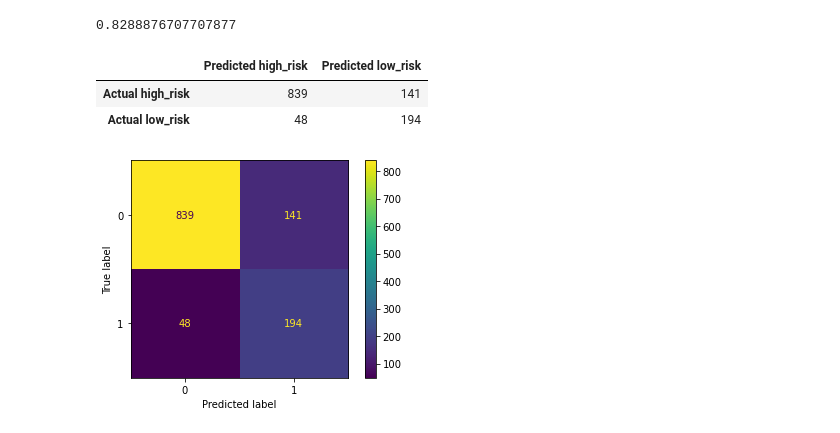
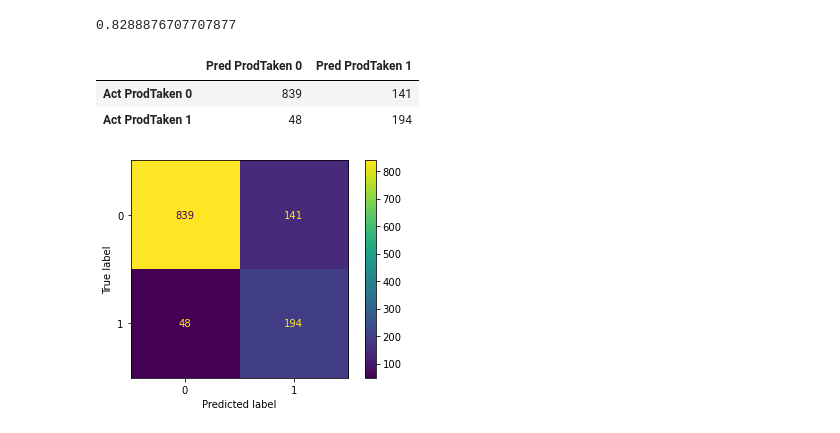
Before and after one commit to Cthompsonlbi/Team_Red, a Jupyter notebook: Notebooks/Insight_ensemble.ipynb, the cells around one changed output. Saved outputs shown, nothing was run; the diff lists cells and outputs as text; code cells hidden in the pictures.

```diff
--- a/Notebooks/Insight_ensemble.ipynb
+++ b/Notebooks/Insight_ensemble.ipynb
@@ -178,15 +168,15 @@ balanced_accuracy_score(y_test, y_pred)
 # %%
 # Display the confusion matrix
 cm = confusion_matrix(y_test, y_pred)
 
 # Create a DataFrame from the confusion matrix.
 cm_df = pd.DataFrame(
-    cm, index=["Actual high_risk", "Actual low_risk"], columns=["Predicted high_risk", "Predicted low_risk"])
+    cm, index=["Act ProdTaken 0", "Act ProdTaken 1"], columns=["Pred ProdTaken 0", "Pred ProdTaken 1"])
 cm_df
 # %% [output]
-|  | Predicted high_risk | Predicted low_risk |
-| Actual high_risk | 839 | 141 |
-| Actual low_risk | 48 | 194 |
+|  | Pred ProdTaken 0 | Pred ProdTaken 1 |
+| Act ProdTaken 0 | 839 | 141 |
+| Act ProdTaken 1 | 48 | 194 |
 # %%
 #Display confusion matrix using ConfusinMatrixDisplay
 display = ConfusionMatrixDisplay(confusion_matrix=cm,display_labels=brclf.classes_)
```
Also changed, not shown: parts of 6 cells of this notebook, 1 other file.
